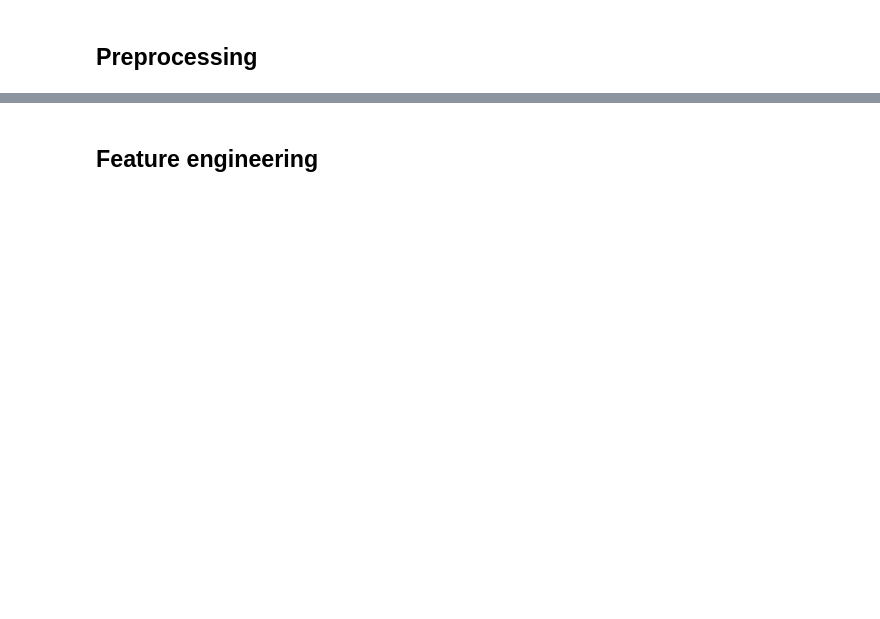
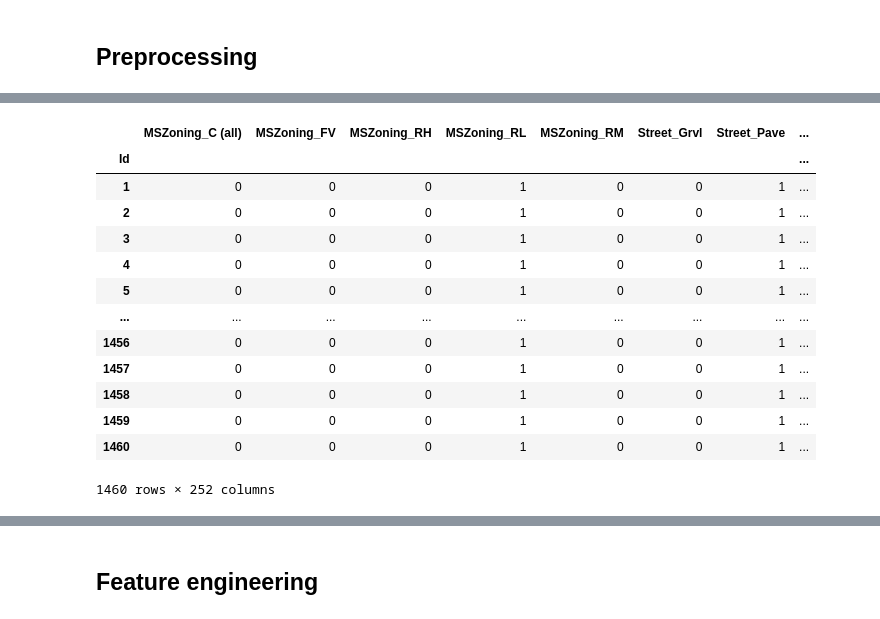
Before and after one commit to vadramson/dsa-dsp-Vadrama-Ndisang-Ngyibi, a Jupyter notebook: notebooks/house_prices_notebook_refactoring.ipynb, the cells around one changed output, grey strips where cells are left out. Saved outputs shown, nothing was run; the diff lists cells and outputs as text; code cells hidden in the pictures; blank space fills up the shorter version.

```diff
--- a/notebooks/house_prices_notebook_refactoring.ipynb
+++ b/notebooks/house_prices_notebook_refactoring.ipynb
@@ -15,0 +138,18 @@
+# %%
+one_hot_encoder_get_dummies = pd.get_dummies(df_categorical, prefix=None, prefix_sep='_', dummy_na=False, columns=None, sparse=False, drop_first=False, dtype=None)
+one_hot_encoder_get_dummies
+# %% [output]
+|  | MSZoning_C (all) | MSZoning_FV | MSZoning_RH | MSZoning_RL | MSZoning_RM | Street_Grvl | Street_Pave | ... |
+| Id |  |  |  |  |  |  |  | ... |
+| 1 | 0 | 0 | 0 | 1 | 0 | 0 | 1 | ... |
+| 2 | 0 | 0 | 0 | 1 | 0 | 0 | 1 | ... |
+| 3 | 0 | 0 | 0 | 1 | 0 | 0 | 1 | ... |
+| 4 | 0 | 0 | 0 | 1 | 0 | 0 | 1 | ... |
+| 5 | 0 | 0 | 0 | 1 | 0 | 0 | 1 | ... |
+| ... | ... | ... | ... | ... | ... | ... | ... | ... |
+| 1456 | 0 | 0 | 0 | 1 | 0 | 0 | 1 | ... |
+| 1457 | 0 | 0 | 0 | 1 | 0 | 0 | 1 | ... |
+| 1458 | 0 | 0 | 0 | 1 | 0 | 0 | 1 | ... |
+| 1459 | 0 | 0 | 0 | 1 | 0 | 0 | 1 | ... |
+| 1460 | 0 | 0 | 0 | 1 | 0 | 0 | 1 | ... |
+1460 rows × 252 columns
```
Also changed, not shown: parts of 34 cells of this notebook, 1 other file.
